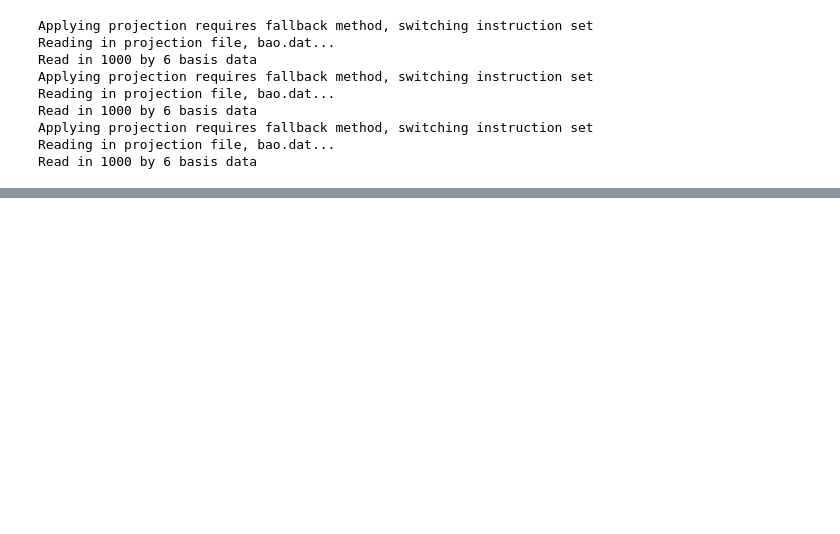
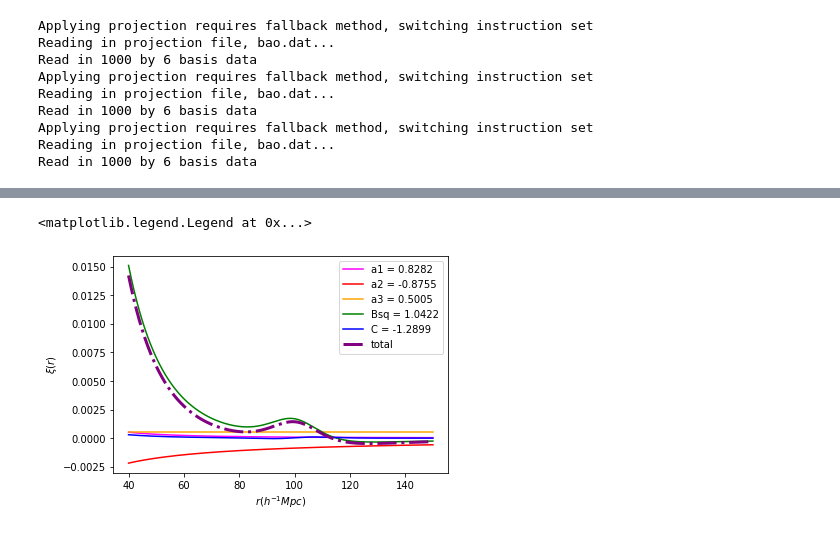
Before and after one commit to kstoreyf/Corrfunc, a Jupyter notebook: example.ipynb, the cells around one changed output, grey strips where cells are left out. Saved outputs shown, nothing was run; the diff lists cells and outputs as text; code cells hidden in the pictures; blank space fills up the shorter version.

```diff
--- a/example.ipynb
+++ b/example.ipynb
@@ -189,0 +206,13 @@ plt.plot(rbins_avg, xi_ls, marker='o', color='grey', ls='None')
+# %%
+total = np.zeros(len(bases))
+for i in range(0, bases.shape[1]-1):
+    ampbase =  amps[i]*bases[:,i+1]
+    total += ampbase
+    plt.plot(rcont, ampbase, color=base_colors[i], label='{} = {:.4f}'.format(base_names[i], amps[i]))
+plt.plot(r, total, color='purple', label='total', lw=3, ls='-.')
+plt.xlabel(r'$r (h^{-1}Mpc)$')
+plt.ylabel(r'$\xi(r)$')
+plt.legend()
+# %% [output]
+<matplotlib.legend.Legend at 0x...>
+[figure, added]
```
Also changed, not shown: parts of 9 cells of this notebook, 13 other files.
